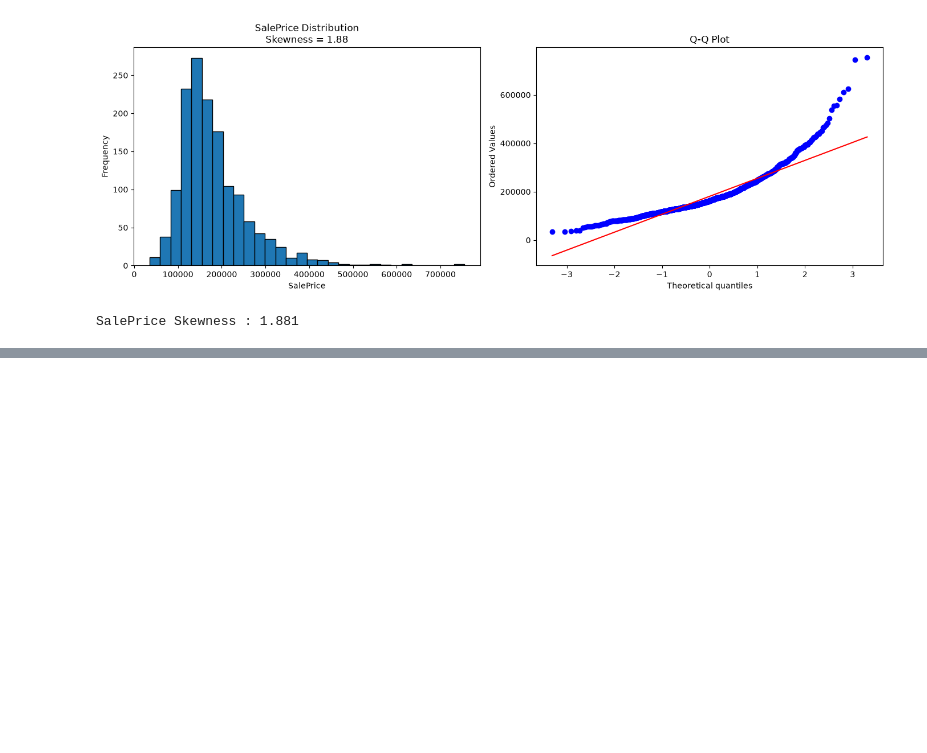
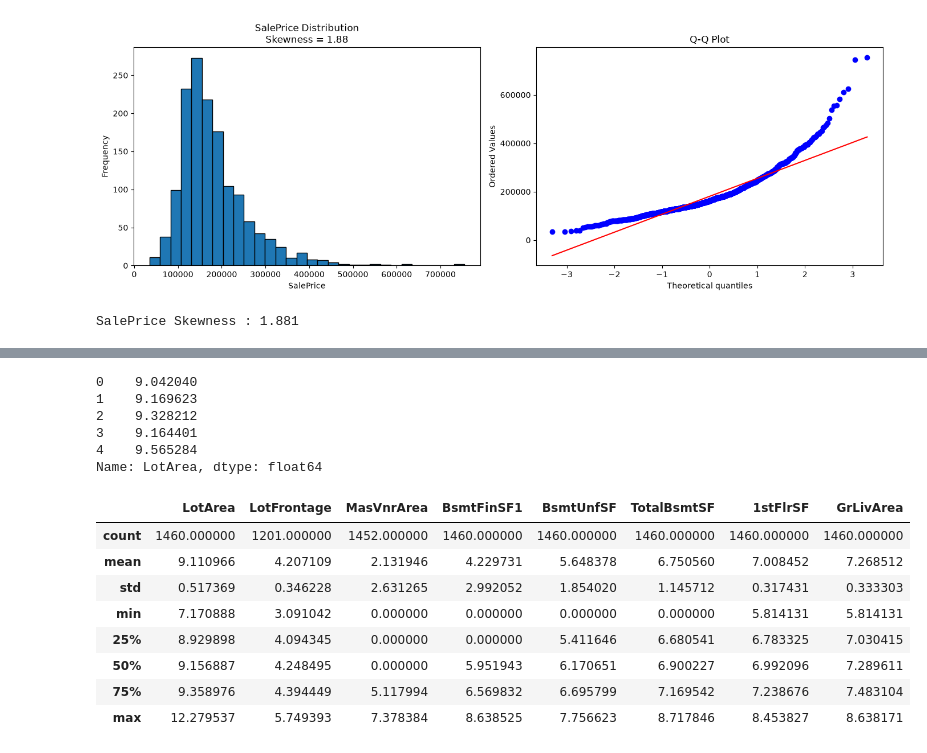
Before and after one commit to AzerQasimzade/House-Price-Prediction, a Jupyter notebook: House Price Prediction main/Notebooks/2-Data-Preprocessing.ipynb, the cells around one changed output, grey strips where cells are left out. Drawn from its saved outputs; the diff is of its cells as text; code cells hidden in the pictures; blank space fills up the shorter version.

Commit message:
Finished Pipeline 1 and trained initial XGBoost model

```diff
--- a/House Price Prediction main/Notebooks/2-Data-Preprocessing.ipynb
+++ b/House Price Prediction main/Notebooks/2-Data-Preprocessing.ipynb
@@ -384,3 +394,32 @@ print(f"SalePrice Skewness : {stats.skew(y):.3f}")
 # %% [output]
 [figure]
 SalePrice Skewness : 1.881
+# %%
+# ==========================================================
+# Summary
+# In this step, I applied log transformation to highly
+# skewed continuous numerical features. The goal is to
+# reduce skewness and create a more balanced distribution
+# before model training.
+#I applied log transform to these features: LotArea, LotFrontage, MasVnrArea, BsmtFinSF1, BsmtUnfSF, TotalBsmtSF, 1stFlrSF, GrLivArea
+# ==========================================================
+
+log_features = [
+    "LotArea",
+    "LotFrontage",
+    "MasVnrArea",
+    "BsmtFinSF1",
+    "BsmtUnfSF",
+    "TotalBsmtSF",
+    "1stFlrSF",
+    "GrLivArea"
+]
+
+for feature in log_features:
+    if feature in X_encoded.columns:
+        X_encoded[feature] = np.log1p(X_encoded[feature])
+
+print("Log Transformation completed successfully!")
+
+print("\nTransformed Features:")
+print(log_features)
@@ -386,0 +646,21 @@ SalePrice Skewness : 1.881
+# %%
+print(X_encoded["LotArea"].head())
+# %% [output]
+0    9.042040
+1    9.169623
+2    9.328212
+3    9.164401
+4    9.565284
+Name: LotArea, dtype: float64
+# %%
+X_encoded[log_features].describe()
+# %% [output]
+|  | LotArea | LotFrontage | MasVnrArea | BsmtFinSF1 | BsmtUnfSF | TotalBsmtSF | 1stFlrSF | GrLivArea |
+| count | 1460.000000 | 1201.000000 | 1452.000000 | 1460.000000 | 1460.000000 | 1460.000000 | 1460.000000 | 1460.000000 |
+| mean | 9.110966 | 4.207109 | 2.131946 | 4.229731 | 5.648378 | 6.750560 | 7.008452 | 7.268512 |
+| std | 0.517369 | 0.346228 | 2.631265 | 2.992052 | 1.854020 | 1.145712 | 0.317431 | 0.333303 |
+| min | 7.170888 | 3.091042 | 0.000000 | 0.000000 | 0.000000 | 0.000000 | 5.814131 | 5.814131 |
+| 25% | 8.929898 | 4.094345 | 0.000000 | 0.000000 | 5.411646 | 6.680541 | 6.783325 | 7.030415 |
+| 50% | 9.156887 | 4.248495 | 0.000000 | 5.951943 | 6.170651 | 6.900227 | 6.992096 | 7.289611 |
+| 75% | 9.358976 | 4.394449 | 5.117994 | 6.569832 | 6.695799 | 7.169542 | 7.238676 | 7.483104 |
+| max | 12.279537 | 5.749393 | 7.378384 | 8.638525 | 7.756623 | 8.717846 | 8.453827 | 8.638171 |
```
Also changed, not shown: parts of 25 cells of this notebook, 5 other files.
